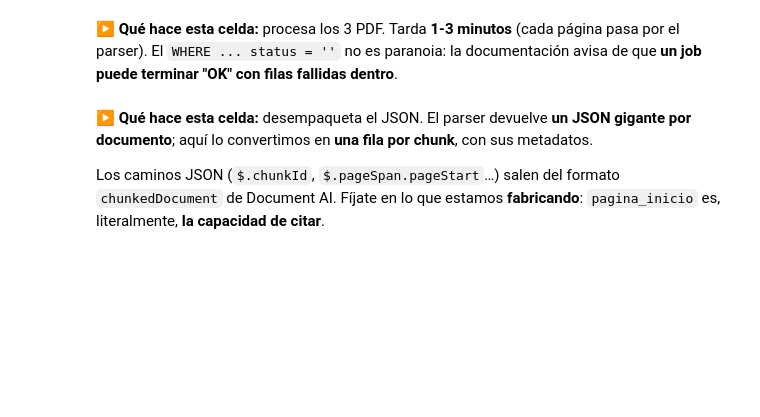
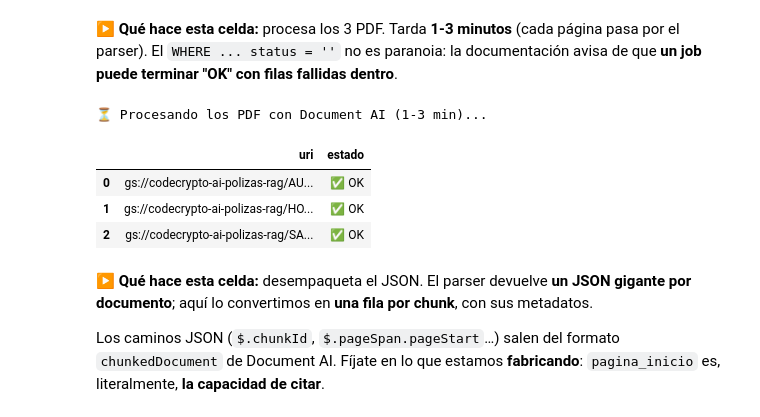
Before and after one commit to noelserdna/colab-gcp-ia, a Jupyter notebook: curso_rag_pdf_polizas_bigquery.ipynb, the cells around one changed output. Cells and saved outputs as stored; diff of their text form; code cells hidden in the pictures; blank space fills up the shorter version.

```diff
--- a/curso_rag_pdf_polizas_bigquery.ipynb
+++ b/curso_rag_pdf_polizas_bigquery.ipynb
@@ -135,7 +138,7 @@ auth.authenticate_user()
 print("✅ Autenticado")
 
 # 👇 EDITA ESTO con tu proyecto
-PROJECT_ID = "tu-proyecto-gcp"  # @param {type:"string"}
+PROJECT_ID = "codecrypto-ai"  # @param {type:"string"}
 LOCATION   = "US"               # BigQuery: US o EU (obligatorio para ML.PROCESS_DOCUMENT)
 DATASET    = "rag_polizas"
 BUCKET     = f"{PROJECT_ID}-polizas-rag"   # los PDF vivirán aquí
@@ -618,33 +672,33 @@ Las dos opciones que le pasamos merecen atención:
 # %% [markdown]
 ▶️ **Qué hace esta celda:** procesa los 3 PDF. Tarda **1-3 minutos** (cada página pasa por el parser). El `WHERE ... status = ''` no es paranoia: la documentación avisa de que **un job puede terminar "OK" con filas fallidas dentro**.
 # %%
+json_process_options = '{"layout_config":{"chunking_config":{"chunk_size":250,"include_ancestor_headings":true}}}'
 sql_process = f"""
 CREATE OR REPLACE TABLE `{PROJECT_ID}.{DATASET}.polizas_procesadas` AS
 SELECT *
 FROM ML.PROCESS_DOCUMENT(
   MODEL `{PROJECT_ID}.{DATASET}.layout_parser`,
   TABLE `{PROJECT_ID}.{DATASET}.polizas_pdf`,
-  PROCESS_OPTIONS => (JSON '{{
-    "layout_config": {{
-      "chunking_config": {{
-        "chunk_size": 250,
-        "include_ancestor_headings": true
-      }}
-    }}
-  }}')
+  PROCESS_OPTIONS => (JSON '{json_process_options}')
 )
 """
 print("⏳ Procesando los PDF con Document AI (1-3 min)...")
 client.query(sql_process).result()
 
 # 🛡️ Auditoría: ¿falló alguna fila silenciosamente?
 client.query(f"""
   SELECT
     uri,
     IF(ml_process_document_status = '', '✅ OK', ml_process_document_status) AS estado
   FROM `{PROJECT_ID}.{DATASET}.polizas_procesadas`
   ORDER BY uri
 """).to_dataframe()
+# %% [output]
+⏳ Procesando los PDF con Document AI (1-3 min)...
+|  | uri | estado |
+| 0 | gs://codecrypto-ai-polizas-rag/AU... | ✅ OK |
+| 1 | gs://codecrypto-ai-polizas-rag/HO... | ✅ OK |
+| 2 | gs://codecrypto-ai-polizas-rag/SA... | ✅ OK |
 # %% [markdown]
 ▶️ **Qué hace esta celda:** desempaqueta el JSON. El parser devuelve **un JSON gigante por documento**; aquí lo convertimos en **una fila por chunk**, con sus metadatos.
 
```
Also changed, not shown: parts of 12 cells of this notebook.
